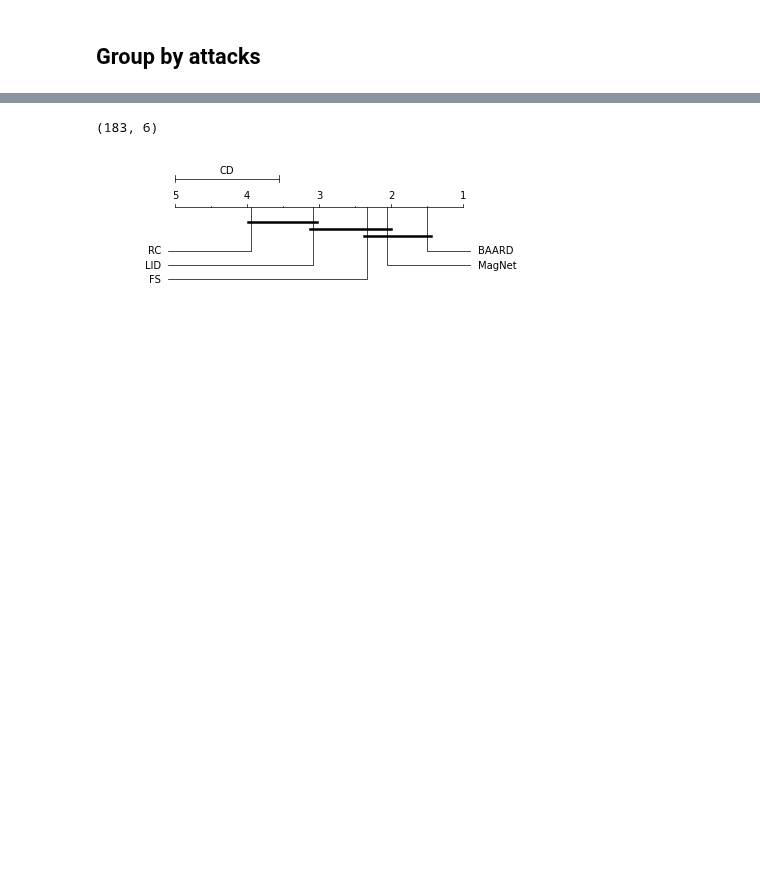
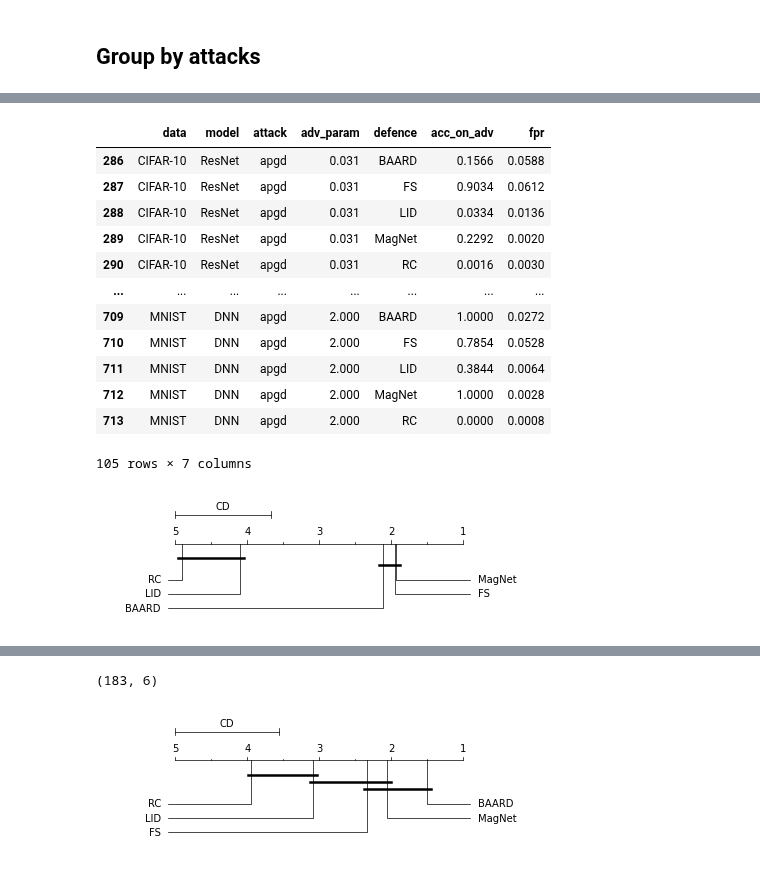
Before and after one commit to changx03/baard_exp2, a Jupyter notebook: charts/nemenyi_group_by_attack.ipynb, the cells around one changed output, grey strips where cells are left out. Drawn from its saved outputs; the diff is of its cells as text; code cells hidden in the pictures; blank space fills up the shorter version.

```diff
--- a/charts/nemenyi_group_by_attack.ipynb
+++ b/charts/nemenyi_group_by_attack.ipynb
@@ -84,0 +85,28 @@ for att in attacks:
+# %%
+# L-inf: apgd, fgsm, bim
+
+data = df1[((df1['attack'] == 'apgd') | (df2['attack'] == 'fgsm')) & ((df1['data'] == 'MNIST') | (df1['data'] == 'CIFAR-10'))]
+acc = pd.concat(
+    {d: a.reset_index(drop=True) for d, a in data.groupby('defence')['acc_on_adv']},
+    axis=1
+)
+res_acc = autorank(acc)
+plot_stats(res_acc)
+plt.savefig('nemenyi_acc_linf_img.pdf', format='pdf', dpi=1200, bbox_inches='tight')
+
+data
+# %% [output]
+|  | data | model | attack | adv_param | defence | acc_on_adv | fpr |
+| 286 | CIFAR-10 | ResNet | apgd | 0.031 | BAARD | 0.1566 | 0.0588 |
+| 287 | CIFAR-10 | ResNet | apgd | 0.031 | FS | 0.9034 | 0.0612 |
+| 288 | CIFAR-10 | ResNet | apgd | 0.031 | LID | 0.0334 | 0.0136 |
+| 289 | CIFAR-10 | ResNet | apgd | 0.031 | MagNet | 0.2292 | 0.0020 |
+| 290 | CIFAR-10 | ResNet | apgd | 0.031 | RC | 0.0016 | 0.0030 |
+| ... | ... | ... | ... | ... | ... | ... | ... |
+| 709 | MNIST | DNN | apgd | 2.000 | BAARD | 1.0000 | 0.0272 |
+| 710 | MNIST | DNN | apgd | 2.000 | FS | 0.7854 | 0.0528 |
+| 711 | MNIST | DNN | apgd | 2.000 | LID | 0.3844 | 0.0064 |
+| 712 | MNIST | DNN | apgd | 2.000 | MagNet | 1.0000 | 0.0028 |
+| 713 | MNIST | DNN | apgd | 2.000 | RC | 0.0000 | 0.0008 |
+105 rows × 7 columns
+[figure, added]
```
Also changed, not shown: parts of 6 cells of this notebook, 24 other files.
